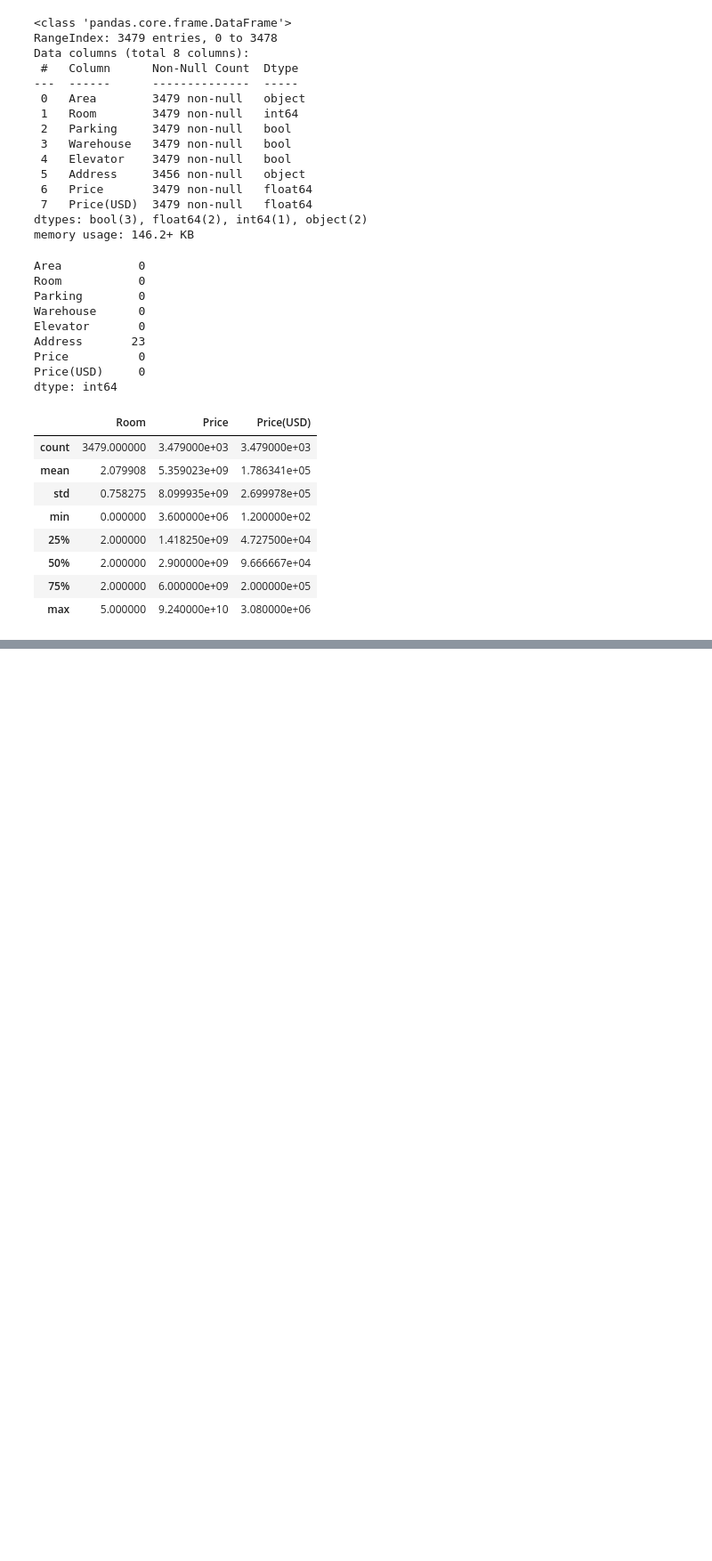
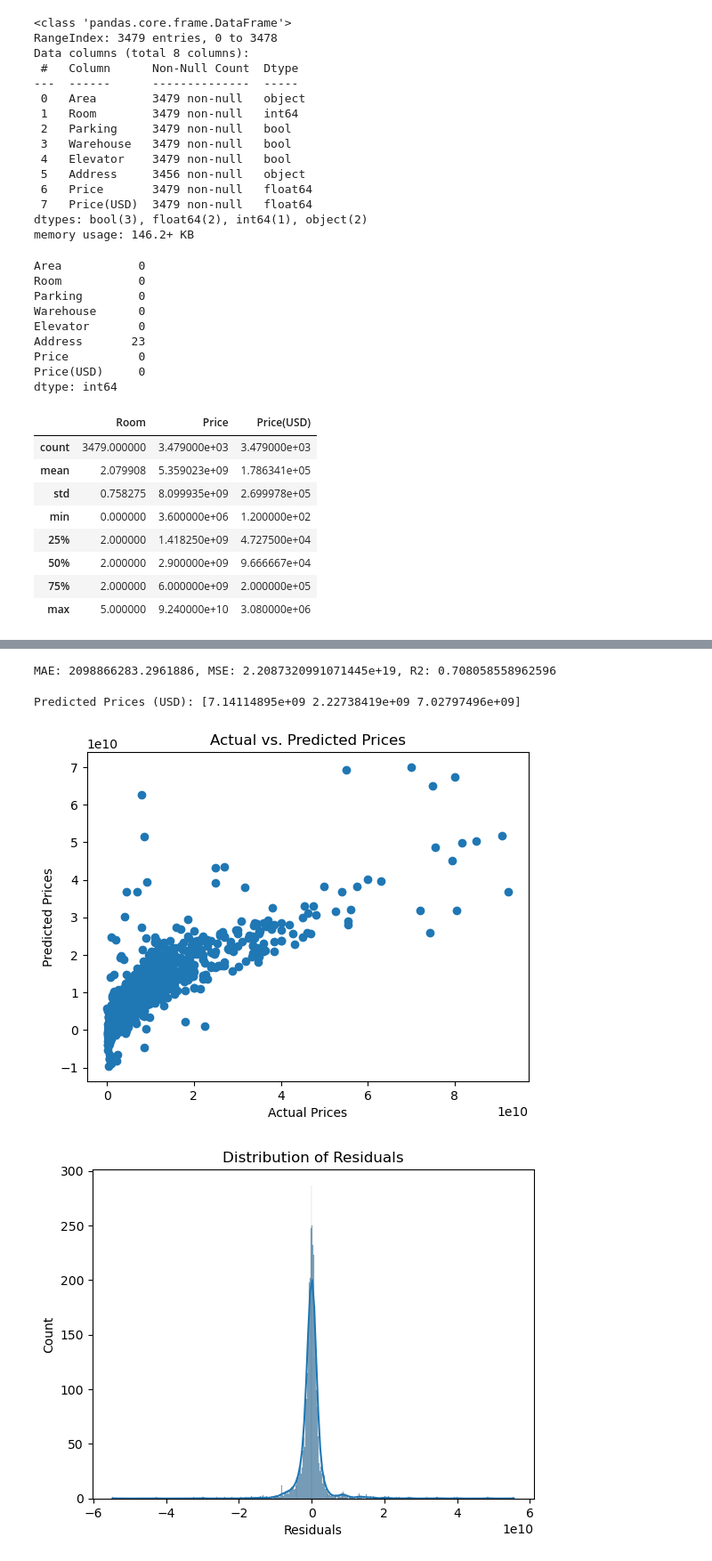
Before and after one commit to Anitatorki/Tehran-Real-Estate-Price-Prediction, a Jupyter notebook: TehranPricePrediction.ipynb, the cells around one changed output, grey strips where cells are left out. Shown at 89% size. Saved outputs shown, nothing was run; the diff lists cells and outputs as text; code cells hidden in the pictures; blank space fills up the shorter version.

```diff
--- a/TehranPricePrediction.ipynb
+++ b/TehranPricePrediction.ipynb
@@ -81,0 +104,3 @@ print(df)
+# %%
+df_encoded = pd.get_dummies(df_cleaned, columns=['Address'])
+print(df_encoded.head())
@@ -81,0 +125,5 @@ print(df)
+# %%
+X = df_encoded.drop(['Price', 'Price(USD)'], axis=1)
+y = df_encoded['Price']
+X_train, X_test, y_train, y_test = train_test_split(X, y, test_size=0.2, random_state=42)
+print(X_train.shape, X_test.shape, y_train.shape, y_test.shape)
@@ -81,0 +132,6 @@ print(df)
+# %%
+from sklearn import linear_model
+regr = linear_model.LinearRegression()
+regr.fit(X_train, y_train)
+print('Coefficients: ', regr.coef_)
+print('Intercept: ', regr.intercept_)
@@ -81,0 +156,45 @@ print(df)
+# %%
+y_pred = regr.predict(X_test)
+mae = mean_absolute_error(y_test, y_pred)
+mse = mean_squared_error(y_test, y_pred)
+r2 = r2_score(y_test, y_pred)
+
+print(f'MAE: {mae}, MSE: {mse}, R2: {r2}')
+# %% [output]
+MAE: 2098866283.2961886, MSE: 2.2087320991071445e+19, R2: 0.708058558962596
+# %%
+new_data = pd.DataFrame({
+    'Area': [120, 85, 150],
+    'Room': [3, 2, 4],
+    'Parking': [1, 0, 2],
+    'Warehouse': [1, 0, 1],
+    'Elevator': [1, 1, 1],
+    'Address': ['Abbasabad', 'Afsarieh', 'Abuzar']
+})
+
+
+new_data_encoded = pd.get_dummies(new_data, columns=['Address'])
+
+new_data_encoded = new_data_encoded.reindex(columns=X.columns, fill_value=0)
+
+predictions = regr.predict(new_data_encoded)
+
+print("Predicted Prices (USD):", predictions)
+# %% [output]
+Predicted Prices (USD): [7.14114895e+09 2.22738419e+09 7.02797496e+09]
+# %%
+y_pred = regr.predict(X)
+plt.scatter(y, y_pred)
+plt.xlabel('Actual Prices')
+plt.ylabel('Predicted Prices')
+plt.title('Actual vs. Predicted Prices')
+plt.show()
+
+residuals = y - y_pred
+sns.histplot(residuals, kde=True)
+plt.title('Distribution of Residuals')
+plt.xlabel('Residuals')
+plt.show()
+# %% [output]
+[figure, added]
+[figure, added]
```
Also changed, not shown: parts of 13 cells of this notebook.
